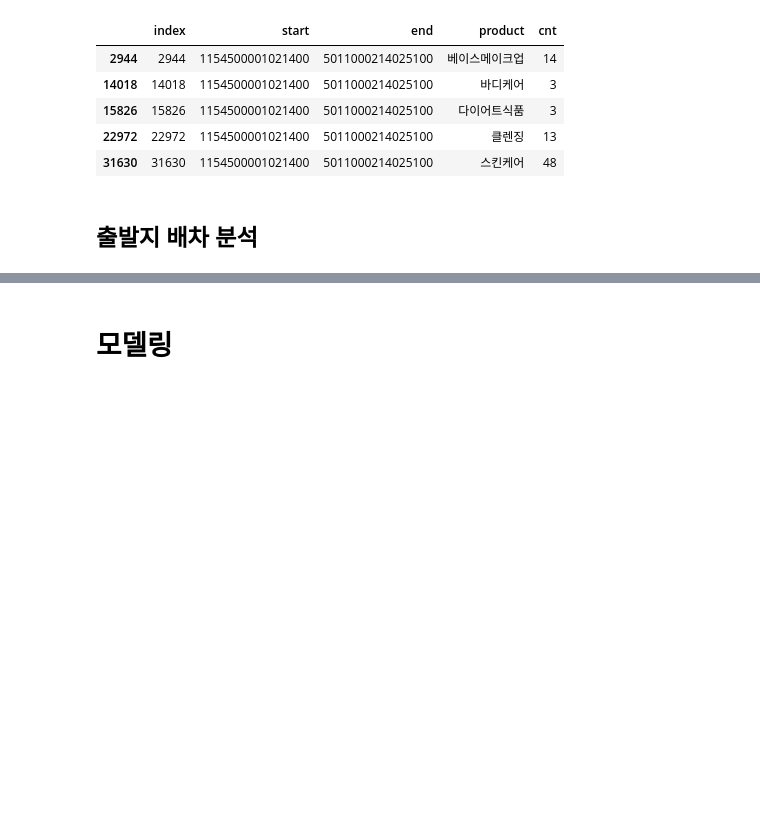
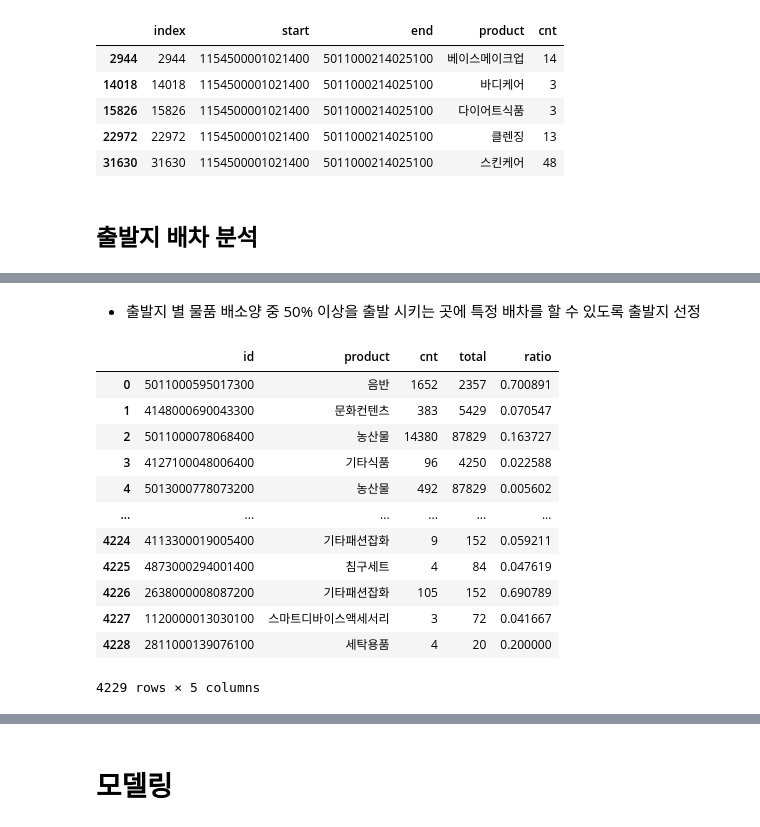
Before and after one commit to seonydg/ml-regression-logistics-distribution-forecast, a Jupyter notebook: Logistics Distribution Forecast Regression Analysis.ipynb, the cells around one changed output, grey strips where cells are left out. Cells and saved outputs as stored; diff of their text form; code cells hidden in the pictures; blank space fills up the shorter version.

```diff
--- a/Logistics Distribution Forecast Regression Analysis.ipynb
+++ b/Logistics Distribution Forecast Regression Analysis.ipynb
@@ -399,0 +451,9 @@ df[(df['start']==s) & (df['end']==e)]
+# %%
+list_of_df = []
+
+for i in list(df['start'].unique()):
+    loop_df = df[df['start']==i].groupby('product')['cnt'].sum().sort_values(ascending=False).reset_index()[:1]
+    loop_df['id'] = i
+    list_of_df.append(loop_df)
+
+list_of_df
@@ -399,0 +572,19 @@ df[(df['start']==s) & (df['end']==e)]
+# %% [markdown]
+- 출발지 별 물품 배소양 중 50% 이상을 출발 시키는 곳에 특정 배차를 할 수 있도록 출발지 선정
+# %%
+df_merge['ratio'] = df_merge['cnt'] / df_merge['total']
+df_merge
+# %% [output]
+|  | id | product | cnt | total | ratio |
+| 0 | 5011000595017300 | 음반 | 1652 | 2357 | 0.700891 |
+| 1 | 4148000690043300 | 문화컨텐츠 | 383 | 5429 | 0.070547 |
+| 2 | 5011000078068400 | 농산물 | 14380 | 87829 | 0.163727 |
+| 3 | 4127100048006400 | 기타식품 | 96 | 4250 | 0.022588 |
+| 4 | 5013000778073200 | 농산물 | 492 | 87829 | 0.005602 |
+| ... | ... | ... | ... | ... | ... |
+| 4224 | 4113300019005400 | 기타패션잡화 | 9 | 152 | 0.059211 |
+| 4225 | 4873000294001400 | 침구세트 | 4 | 84 | 0.047619 |
+| 4226 | 2638000008087200 | 기타패션잡화 | 105 | 152 | 0.690789 |
+| 4227 | 1120000013030100 | 스마트디바이스액세서리 | 3 | 72 | 0.041667 |
+| 4228 | 2811000139076100 | 세탁용품 | 4 | 20 | 0.200000 |
+4229 rows × 5 columns
```
Also changed, not shown: parts of 19 cells of this notebook.
